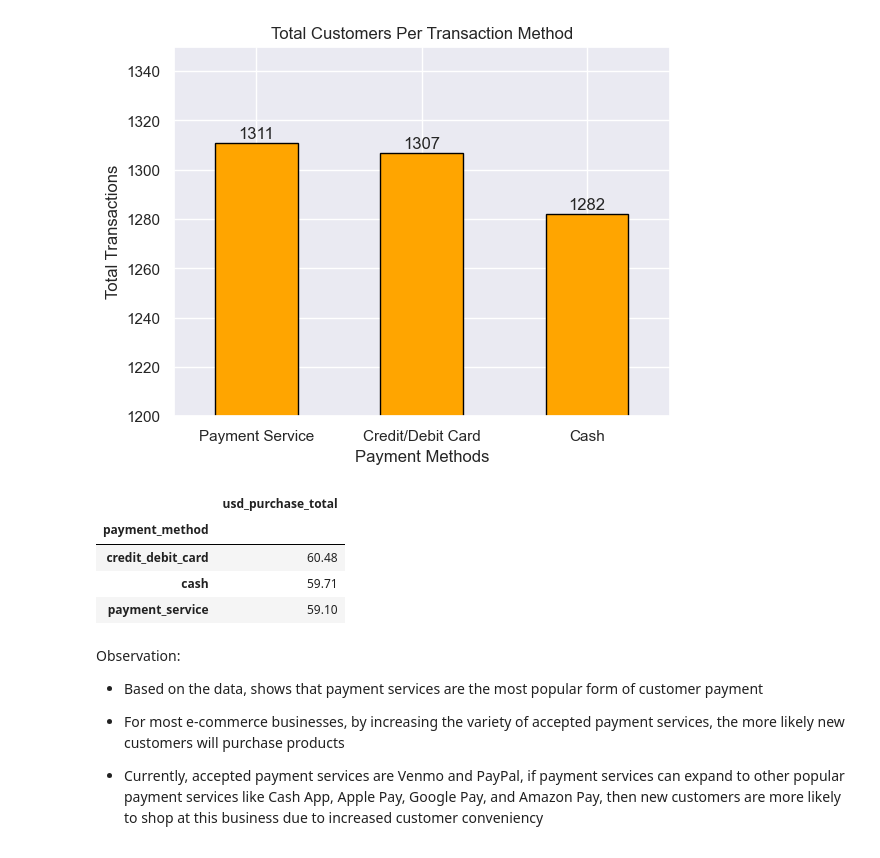
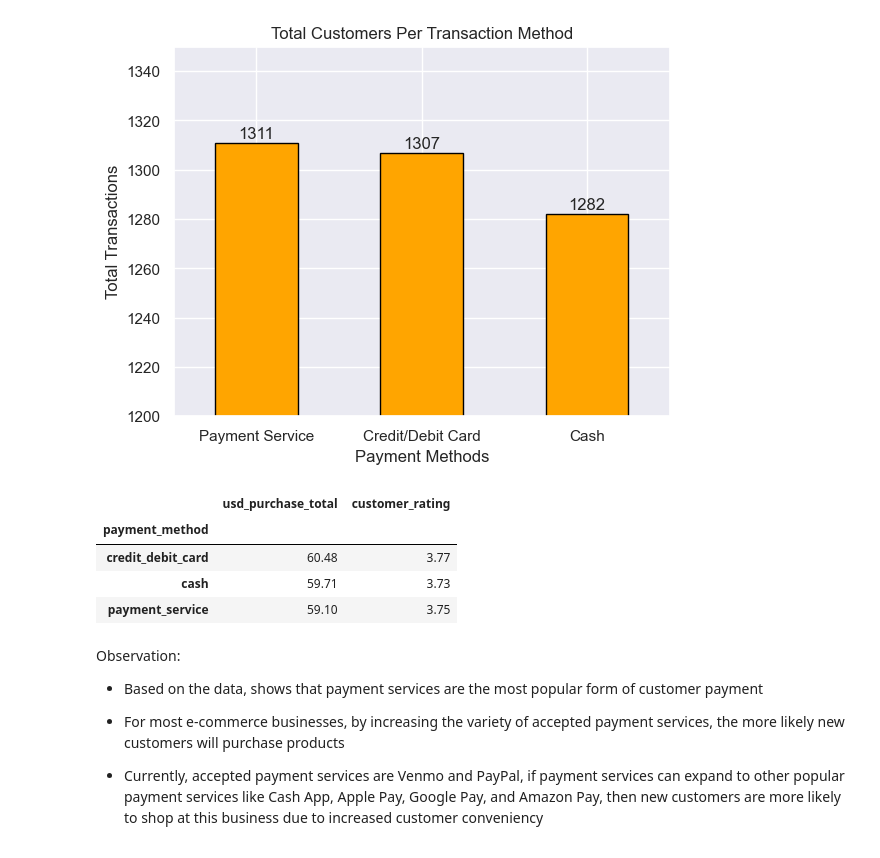
Before and after one commit to jasondo-da/shopping_behavior_analysis, a Jupyter notebook: shopping_behavior_analysis.ipynb, the cells around one changed output. Saved outputs shown, nothing was run; the diff lists cells and outputs as text; code cells hidden in the pictures.

```diff
--- a/shopping_behavior_analysis.ipynb
+++ b/shopping_behavior_analysis.ipynb
@@ -940,13 +938,14 @@ plt.show()
 [figure]
 # %%
 # Calculating the average cart total per purchase to see if there are any discrepancies between payment methods
-df.groupby('payment_method').agg({'usd_purchase_total': 'mean'}).round(2).sort_values(by='usd_purchase_total', ascending=False)
+df.groupby('payment_method').agg({'usd_purchase_total': 'mean',
+                                  'customer_rating': 'mean'}).round(2).sort_values(by='usd_purchase_total', ascending=False)
 # %% [output]
-|  | usd_purchase_total |
-| payment_method |  |
-| credit_debit_card | 60.48 |
-| cash | 59.71 |
-| payment_service | 59.10 |
+|  | usd_purchase_total | customer_rating |
+| payment_method |  |  |
+| credit_debit_card | 60.48 | 3.77 |
+| cash | 59.71 | 3.73 |
+| payment_service | 59.10 | 3.75 |
 # %% [markdown]
 Observation:
 
```
Also changed, not shown: parts of 12 cells of this notebook.
